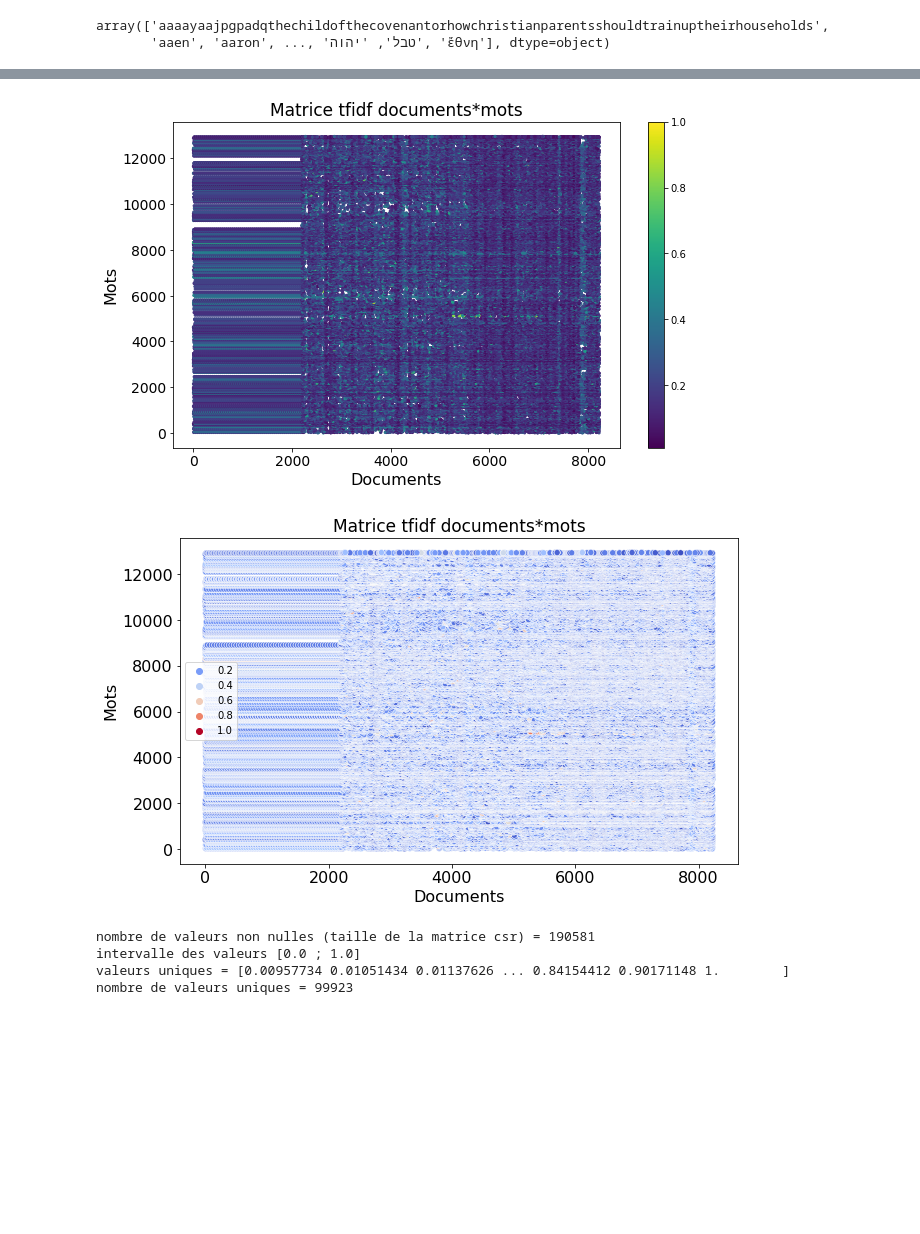
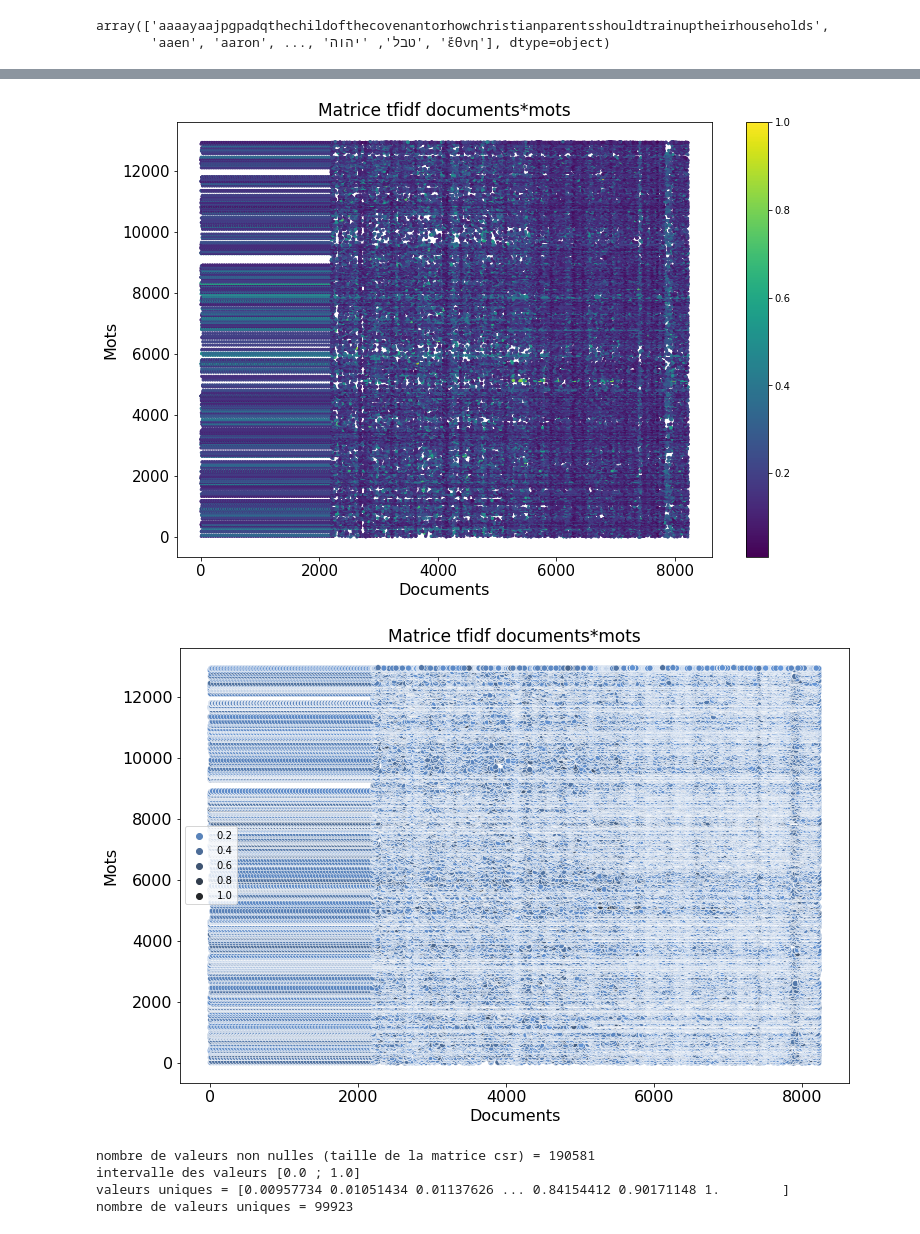
Before and after one commit to lolodino77/classification_texte_articles, a Jupyter notebook: clustering/dimension_reduction.ipynb, the cells around one changed output, grey strips where cells are left out. Cells and saved outputs as stored; diff of their text form; code cells hidden in the pictures; blank space fills up the shorter version.

Commit message:
plot matrice tfidf matplotlib et seaborn

```diff
--- a/clustering/dimension_reduction.ipynb
+++ b/clustering/dimension_reduction.ipynb
@@ -100,16 +100,16 @@ X_tfidf :
 # %%
 #Plot de la matrice (avec un scatterplot)
 X_tfidf_dict = X_tfidf.todok()
 X_tfidf_xy = np.array(list(X_tfidf_dict.keys()))
 X_tfidf_val = np.array(list(X_tfidf_dict.values()))
 plt.scatter(X_tfidf_xy[:,0], X_tfidf_xy[:,1], s=5, c=X_tfidf_val)
 plt.xlabel("Documents", size=16)
 plt.ylabel("Mots", size=16)
 plt.title("Matrice tfidf documents*mots", size=17)
 plt.xticks(fontsize=15)
 plt.yticks(fontsize=15)
 plt.colorbar()
-plt.rcParams["figure.figsize"] = (10, 6)
+plt.rcParams["figure.figsize"] = (12, 8)
 plt.show()
 # %% [output]
-[figure, old version]
+[figure, new version]
@@ -116,18 +122,14 @@ plt.show()
 # %%
-#Plot de la matrice (avec un scatterplot de seaborn)
-X_tfidf_dict = X_tfidf.todok()
-X_tfidf_xy = np.array(list(X_tfidf_dict.keys()))
-X_tfidf_val = np.array(list(X_tfidf_dict.values()))
 sb.scatterplot(x=X_tfidf_xy[:,0], y=X_tfidf_xy[:,1], hue=X_tfidf_val, palette=sb.dark_palette("#69d", reverse=True, as_cmap=True))
 plt.xlabel("Documents", size=16)
 plt.ylabel("Mots", size=16)
 plt.title("Matrice tfidf documents*mots", size=17)
 plt.xticks(fontsize=16)
 plt.yticks(fontsize=16)
-plt.rcParams["figure.figsize"] = (10, 6)
+plt.rcParams["figure.figsize"] = (12, 8)
 plt.show()
 # %% [output]
-[figure, old version]
+[figure, new version]
 # %%
 # Informations sur la matrice #
 # Nombre de valeurs non nulles
```
Also changed, not shown: parts of 3 cells of this notebook.
